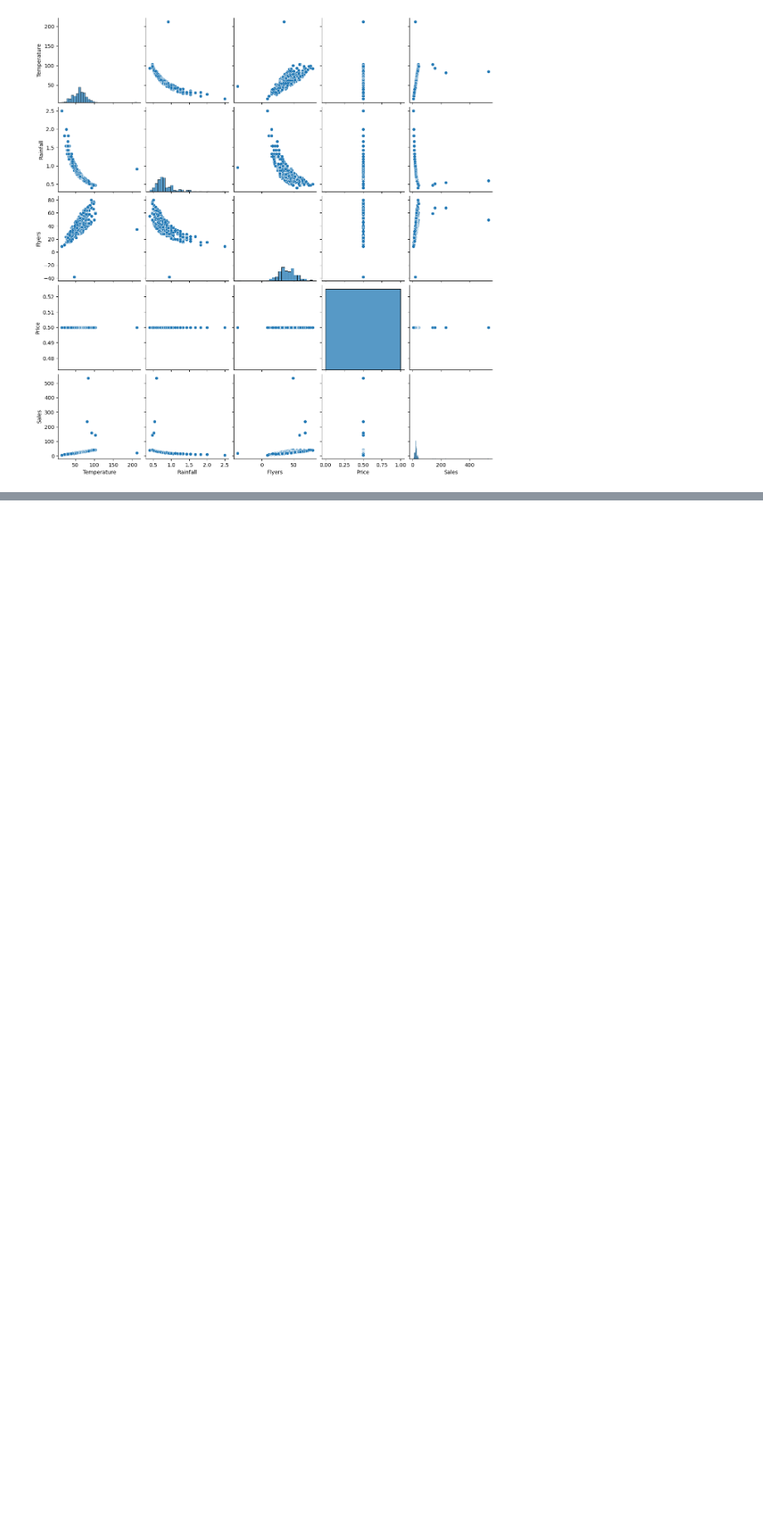
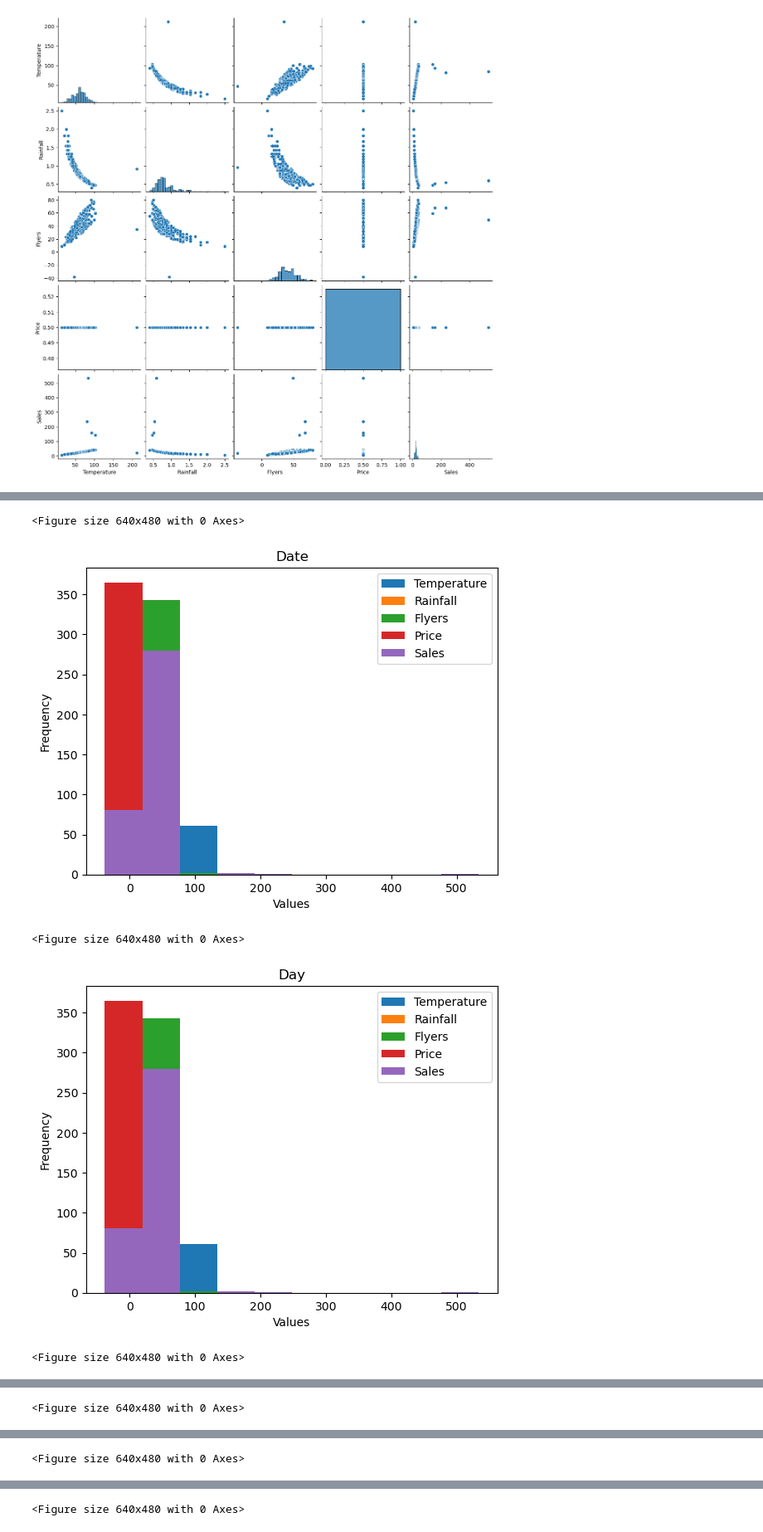
Before and after one commit to Esayas-Asefa/anomaly-detection, a Jupyter notebook: anomaly-detection-exercises/continuous-variable-probabilistic-methods.ipynb, the cells around one changed output, grey strips where cells are left out. Shown at 83% size. Saved outputs shown, nothing was run; the diff lists cells and outputs as text; code cells hidden in the pictures; blank space fills up the shorter version.

```diff
--- a/anomaly-detection-exercises/continuous-variable-probabilistic-methods.ipynb
+++ b/anomaly-detection-exercises/continuous-variable-probabilistic-methods.ipynb
@@ -214,0 +234,15 @@ dd
+# %%
+lem_cols = ['Temperature', 'Rainfall', 'Flyers', 'Price', 'Sales']
+for column in df.columns:
+    plt.figure()  # Create a new figure for each column
+    df[lem_cols].plot(kind='hist', bins=10)  # Adjust the number of bins as needed
+    plt.title(column)  # Set the title of the plot
+    plt.xlabel('Values')  # Set the label for the x-axis
+    plt.ylabel('Frequency')  # Set the label for the y-axis
+    plt.show()
+# %% [output]
+<Figure size 640x480 with 0 Axes>
+[figure, added]
+<Figure size 640x480 with 0 Axes>
+[figure, added]
+<Figure size 640x480 with 0 Axes>
@@ -214,0 +250 @@ dd
+<Figure size 640x480 with 0 Axes>
@@ -214,0 +252 @@ dd
+<Figure size 640x480 with 0 Axes>
@@ -214,0 +254 @@ dd
+<Figure size 640x480 with 0 Axes>
```
Also changed, not shown: parts of 5 cells of this notebook, 2 other files.
